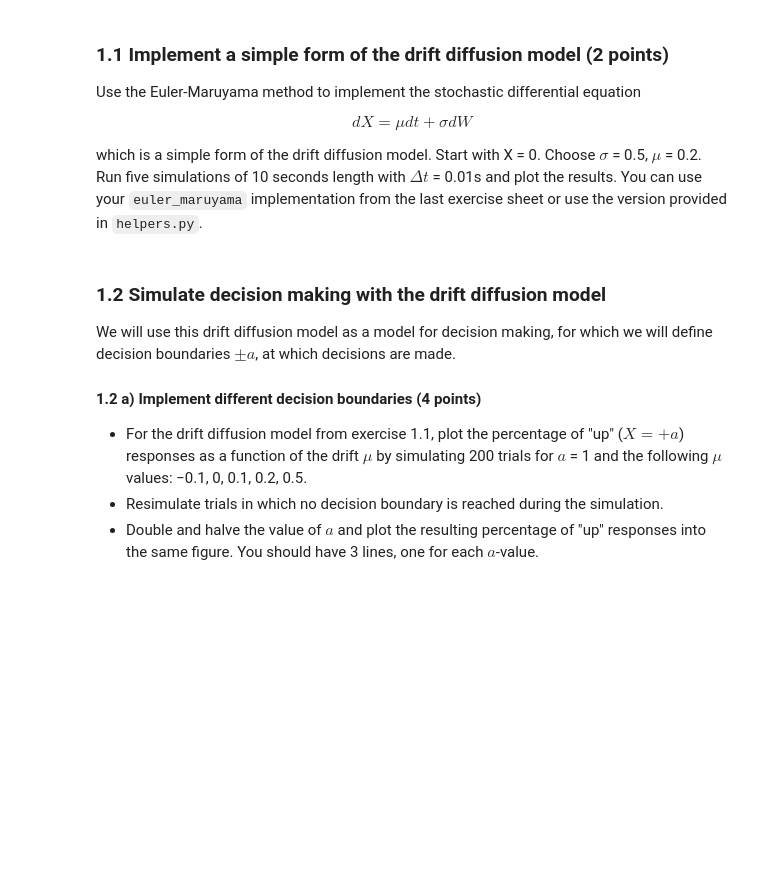
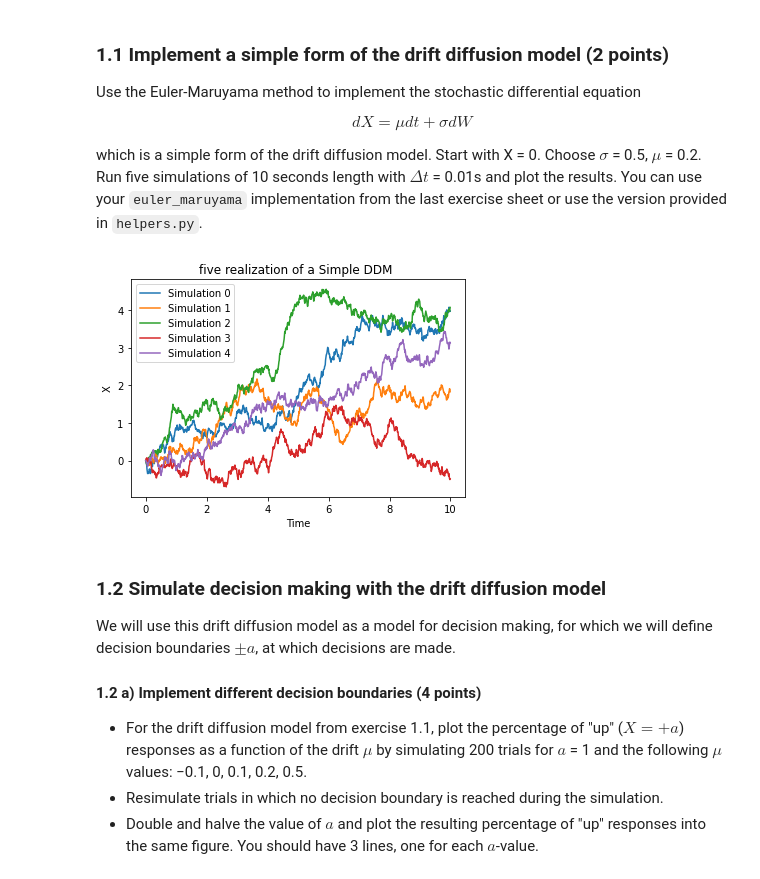
Before and after one commit to Erfan7bt/MHBF, a Jupyter notebook: 5-decision-making-I/decision-making-I.ipynb, the cells around one changed output. Drawn from its saved outputs; the diff is of its cells as text; code cells hidden in the pictures; blank space fills up the shorter version.

```diff
--- a/5-decision-making-I/decision-making-I.ipynb
+++ b/5-decision-making-I/decision-making-I.ipynb
@@ -87,3 +84,24 @@ raise NotImplementedError()
+# %%
+# YOUR CODE HERE
+miu=0.2
+sigma=0.5
+x0=np.array([0])
+dt=0.01
+T=10
+t=np.arange(0, T, dt)
+ffun= lambda y, t: miu
+gfun= lambda y, t: sigma
+
+for simulation in range(5):
+    plt.plot(t, euler_maruyama(ffun=ffun, gfun=gfun, y0=x0, t=t), label=f"Simulation {simulation}")
+    plt.legend()
+    plt.xlabel("Time")
+    plt.ylabel("X")
+    plt.title("five realization of a Simple DDM ")
+plt.show()
+# raise NotImplementedError()
+# %% [output]
+[figure, added]
 # %% [markdown]
 ### 1.2 Simulate decision making with the drift diffusion model
 We will use this drift diffusion model as a model for decision making, for which we will define decision boundaries $\pm a$, at which decisions are made.
```
Also changed, not shown: parts of 12 cells of this notebook.
